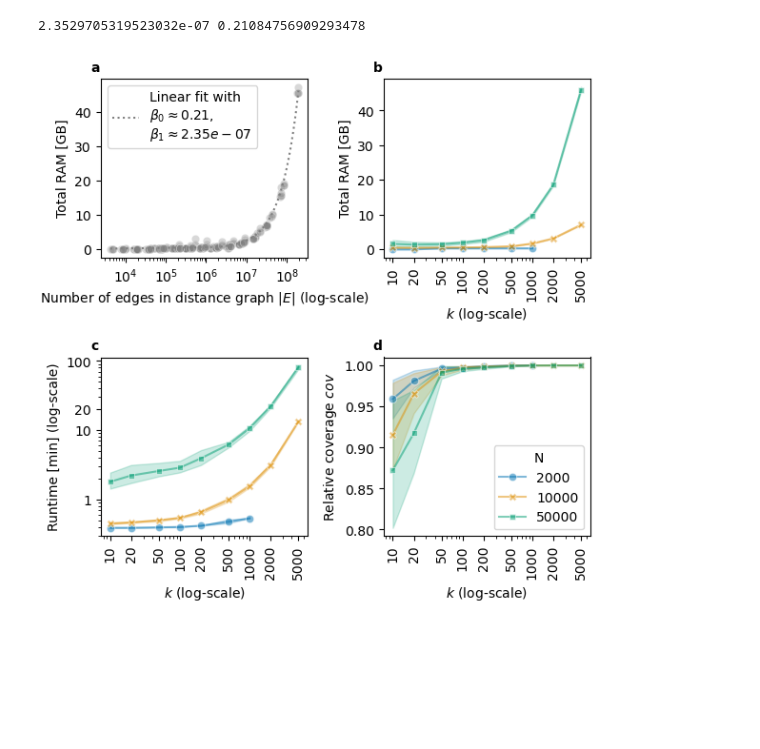
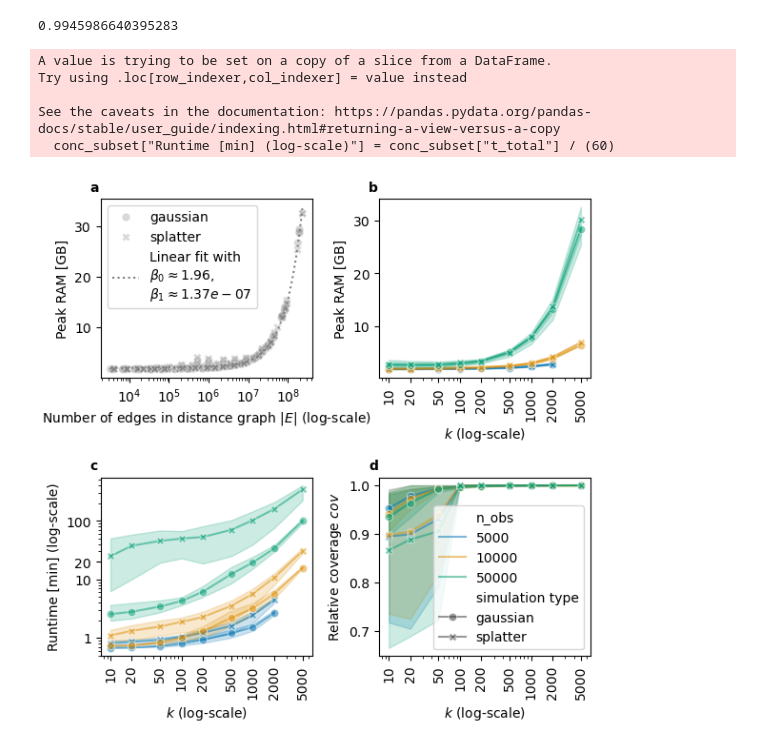
Before and after one commit to bionetslab/scXMatch_paper, a Jupyter notebook: notebooks/fig2.ipynb, the cells around one changed output. Saved outputs shown, nothing was run; the diff lists cells and outputs as text; code cells hidden in the pictures; blank space fills up the shorter version.

Commit message:
runtime figure with splatter and Gaussian data

```diff
--- a/notebooks/fig2.ipynb
+++ b/notebooks/fig2.ipynb
@@ -47,0 +18,10 @@ conc.rename({"n_obs": "N", "n_var": "$n_{var}$", "k": "$k$"}, axis=1, inplace=Tr
+# %%
+gaussian = pd.read_csv("../evaluation_results/0_1_splatter_runtime/gaussian_results_with_s.csv")
+splatter = pd.read_csv("../evaluation_results/0_1_splatter_runtime/splatter_results_with_s.csv")
+# %%
+dfs = dict()
+for name, df in zip(["gaussian", "splatter"], [gaussian, splatter]):
+    df = df[df["k"] < df["n_obs"]].set_index(["k", "n_obs", "n_var"])
+    df = df[~df.index.duplicated(keep="first")]
+    df["t_total"] = df["t_NN [s]"] + df["t_matching [s]"]
+    dfs[name] = df
@@ -48,77 +47,82 @@ conc.rename({"n_obs": "N", "n_var": "$n_{var}$", "k": "$k$"}, axis=1, inplace=Tr
+# %%
+conc = pd.concat(dfs).reset_index().rename({"level_0": "simulation type"}, axis=1)
 # %%
-X = conc.loc[(conc["$k$"] > 0) & (conc["n_edges"].notna()), "n_edges"].values.reshape(-1, 1)
-y = conc.loc[(conc["$k$"] > 0) & (conc["n_edges"].notna()), "total_ram_gb"].values.reshape(-1, 1)
+X = conc["num_edges"].values.reshape(-1, 1)
+y = conc["peak_ram_gb"].values.reshape(-1, 1)
 lr = LinearRegression().fit(X, y)
 coef = lr.coef_.item()
 intercept = lr.intercept_.item()
-print(coef, intercept)
+
+X_fit = np.linspace(X.min(), X.max(), 100).reshape(-1, 1)
+y_fit = lr.predict(X_fit)
-# %% [output]
-2.3529705319523032e-07 0.21084756909293478
+# %%
+lr.score(X, y)
+# %% [output]
+0.9945986640395283
 # %%
 f, axs = plt.subplots(2, 2, figsize=(6, 6))
-#f.set_size_inches(12, 8)
-#plt.subplots_adjust(top=0.75)
+
 ax0 = axs[0, 0]
 ax1 = axs[0, 1]
 ax2 = axs[1, 0]
 ax3 = axs[1, 1]
 
+sns.scatterplot(conc, ax=ax0, x="num_edges", y="peak_ram_gb", style="simulation type", legend=True, color="gray", alpha=0.3)
 
-conc[["$k$", "N", "$n_{var}$"]] = conc[["$k$", "N", "$n_{var}$"]].astype(int)
-sns.scatterplot(conc, ax=ax0, x="n_edges", y="total_ram_gb", legend=False, color="gray", alpha=0.3)
 
-X_fit = np.linspace(X.min(), X.max(), 100).reshape(-1, 1)
-y_fit = lr.predict(X_fit)
 ax0.plot(X_fit, y_fit, color="grey", label=f"Linear fit with\n$\\beta_0\\approx{intercept:.2f}$,\n$\\beta_1\\approx{coef:.2e}$", ls="dotted")
 ax0.legend()
-ax0.set_ylabel("Total RAM [GB]")
+ax0.set_ylabel("Peak RAM [GB]")
 ax0.set_xlabel("Number of edges in distance graph $|E|$ (log-scale)")
 ax0.set_xscale("log")
 
-conc_subset = conc[conc['N'].isin([2000, 10000, 50000])]
-sns.lineplot(conc_subset, ax=ax1, x='$k$', y="total_ram_gb", hue="N", style="N", dashes=False, markers=True, palette=sns.color_palette("colorblind", 3), alpha=0.5, legend=False)
+conc_subset = conc[conc["n_obs"].isin([5000, 10000, 50000])]
+sns.lineplot(conc_subset, ax=ax1, x="k", y="peak_ram_gb", hue="n_obs", style="simulation type", dashes=False, markers=True, palette=sns.color_palette("colorblind", 3), alpha=0.5, legend=False)
 ax1.set_xscale("log")
 
-ax1.set_xticks(sorted(conc_subset['$k$'].unique()))  # Set tick positions
-ax1.set_xticklabels(sorted(conc_subset['$k$'].unique()), rotation=90)  # Set label
+ax1.set_xticks(sorted(conc_subset["k"].unique()))  # Set tick positions
+ax1.set_xticklabels(sorted(conc_subset["k"].unique()), rotation=90)  # Set label
 
-ax1.set_ylabel("Total RAM [GB]")
+ax1.set_ylabel("Peak RAM [GB]")
 ax1.set_xlabel("$k$ (log-scale)")
 
-
-conc_subset = conc_subset[conc_subset['N'] != conc_subset['$k$'] ]
 conc_subset["Runtime [min] (log-scale)"] = conc_subset["t_total"] / (60)
-sns.lineplot(conc_subset, ax=ax2, x='$k$', y="Runtime [min] (log-scale)", hue="N", style="N", dashes=False, markers=True, palette=sns.color_palette("colorblind", 3), alpha=0.5, legend=False)
+sns.lineplot(conc_subset, ax=ax2, x="k", y="Runtime [min] (log-scale)", hue="n_obs", style="simulation type", dashes=False, markers=True, palette=sns.color_palette("colorblind", 3), alpha=0.5, legend=False)
 ax2.set_xscale("log")
 ax2.set_yscale("log")
 
-ax2.set_xticks(sorted(conc_subset['$k$'].unique()))  # Set tick positions
-ax2.set_xticklabels(sorted(conc_subset['$k$'].unique()), rotation=90)  # Set label
+ax2.set_xticks(sorted(conc_subset["k"].unique()))  # Set tick positions
+ax2.set_xticklabels(sorted(conc_subset["k"].unique()), rotation=90)  # Set label
 
 ax2.set_yticks([1, 10, 20, 100])  # Set tick positions
 ax2.set_yticklabels([1, 10, 20, 100])  # Set labels
 
 ax2.set_xlabel("$k$ (log-scale)")
 
-sns.lineplot(conc_subset, ax=ax3, x='$k$', y="s", hue="N", style="N", dashes=False, markers=True, palette=sns.color_palette("colorblind", 3), alpha=0.5, legend=True)
+sns.lineplot(conc_subset, ax=ax3, x="k", y="relative_support", hue="n_obs", style="simulation type", dashes=False, markers=True, palette=sns.color_palette("colorblind", 3), alpha=0.5, legend=True)
 ax3.set_xscale("log")
 
-ax3.set_xticks(sorted(conc_subset['$k$'].unique()))  # Set tick positions
-ax3.set_xticklabels(sorted(conc_subset['$k$'].unique()), rotation=90)  # Set label
+ax3.set_xticks(sorted(conc_subset["k"].unique()))  # Set tick positions
+ax3.set_xticklabels(sorted(conc_subset["k"].unique()), rotation=90)  # Set label
 ax3.set_xlabel("$k$ (log-scale)")
 ax3.set_ylabel("Relative coverage $cov$")
 
 
 labels = ["a", "b", "c", "d"]
 
 for i, label in enumerate(labels):
     axs[i // 2, i % 2].text(
         -0.05, 1.1,  # Position (normalized figure coordinates)
         labels[i],   # Corresponding letter
         transform=axs[i // 2, i % 2].transAxes,  # Relative to subplot
         fontsize=10, fontweight='bold', va='top', ha='left'
     )
 plt.tight_layout()
 plt.savefig("../plots/fig2/runtime_memory_support.svg", bbox_inches="tight")
 # %% [output]
+A value is trying to be set on a copy of a slice from a DataFrame.
+Try using .loc[row_indexer,col_indexer] = value instead
+
+See the caveats in the documentation: https://pandas.pydata.org/pandas-docs/stable/user_guide/indexing.html#returning-a-view-versus-a-copy
+  conc_subset["Runtime [min] (log-scale)"] = conc_subset["t_total"] / (60)
-[figure, old version]
+[figure, new version]
```
Also changed, not shown: parts of 17 cells of this notebook, 4 other files.
